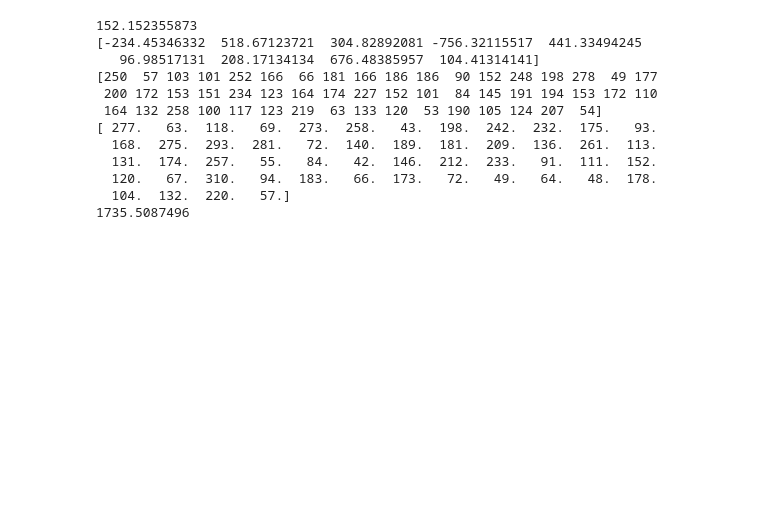
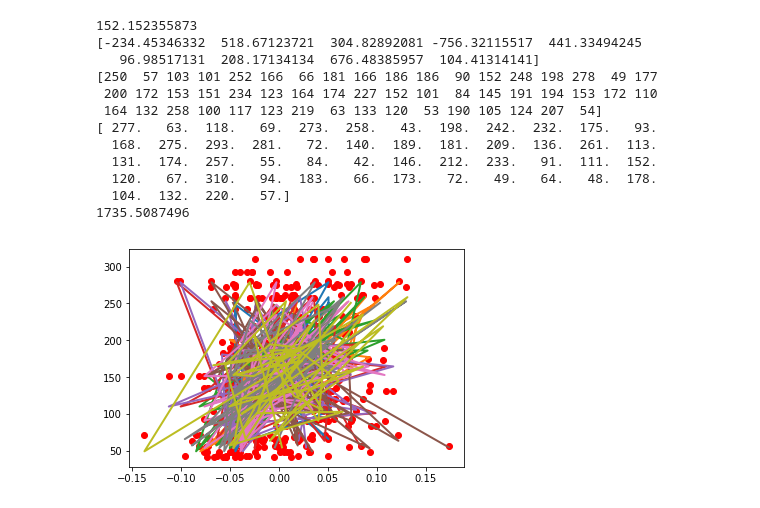
Before and after one commit to bhattarvy/practise-ML, a Jupyter notebook: Untitled.ipynb, the cells around one changed output. Cells and saved outputs as stored; diff of their text form; code cells hidden in the pictures; blank space fills up the shorter version.

```diff
--- a/Untitled.ipynb
+++ b/Untitled.ipynb
@@ -38,25 +21,30 @@ NameError: name 'y' is not defined
 # %%
 x=X[0:390,1:]
 y=Y[:390]
 reg=linear_model.LinearRegression()
 reg.fit(x,y)
 print(reg.intercept_)
 print(reg.coef_)
 pred=reg.predict(X[390:442,1:])
 print(pred.astype(int))
 print(Y[390:442])
 
 print(mean_squared_error(Y[390:442], pred))
+plt.plot(X[390:442,1:],Y[390:442],'ro')
+
+plt.plot(X[390:442,1:],pred,linewidth=2)
+plt.show()
 # %% [output]
 152.152355873
 [-234.45346332  518.67123721  304.82892081 -756.32115517  441.33494245
    96.98517131  208.17134134  676.48385957  104.41314141]
 [250  57 103 101 252 166  66 181 166 186 186  90 152 248 198 278  49 177
  200 172 153 151 234 123 164 174 227 152 101  84 145 191 194 153 172 110
  164 132 258 100 117 123 219  63 133 120  53 190 105 124 207  54]
 [ 277.   63.  118.   69.  273.  258.   43.  198.  242.  232.  175.   93.
   168.  275.  293.  281.   72.  140.  189.  181.  209.  136.  261.  113.
   131.  174.  257.   55.   84.   42.  146.  212.  233.   91.  111.  152.
   120.   67.  310.   94.  183.   66.  173.   72.   49.   64.   48.  178.
   104.  132.  220.   57.]
 1735.5087496
+[figure, added]
```
Also changed, not shown: parts of 1 cell of this notebook.
